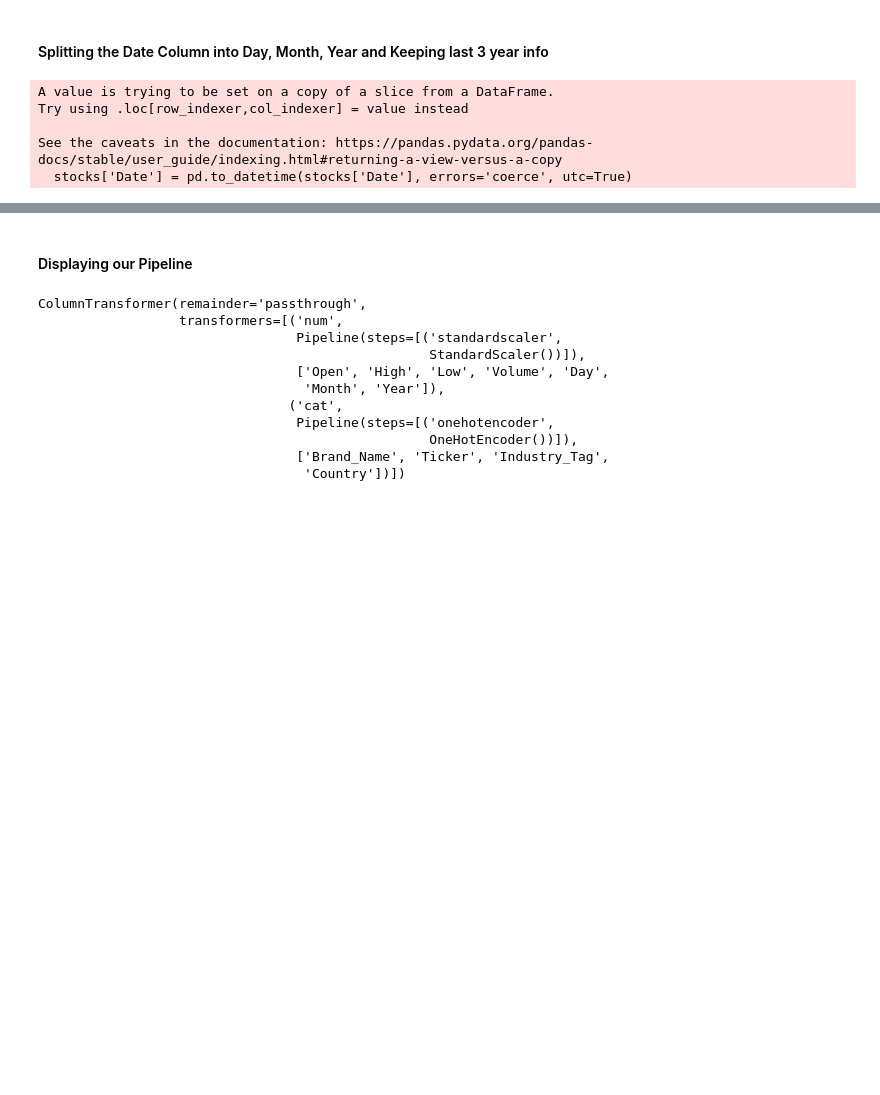
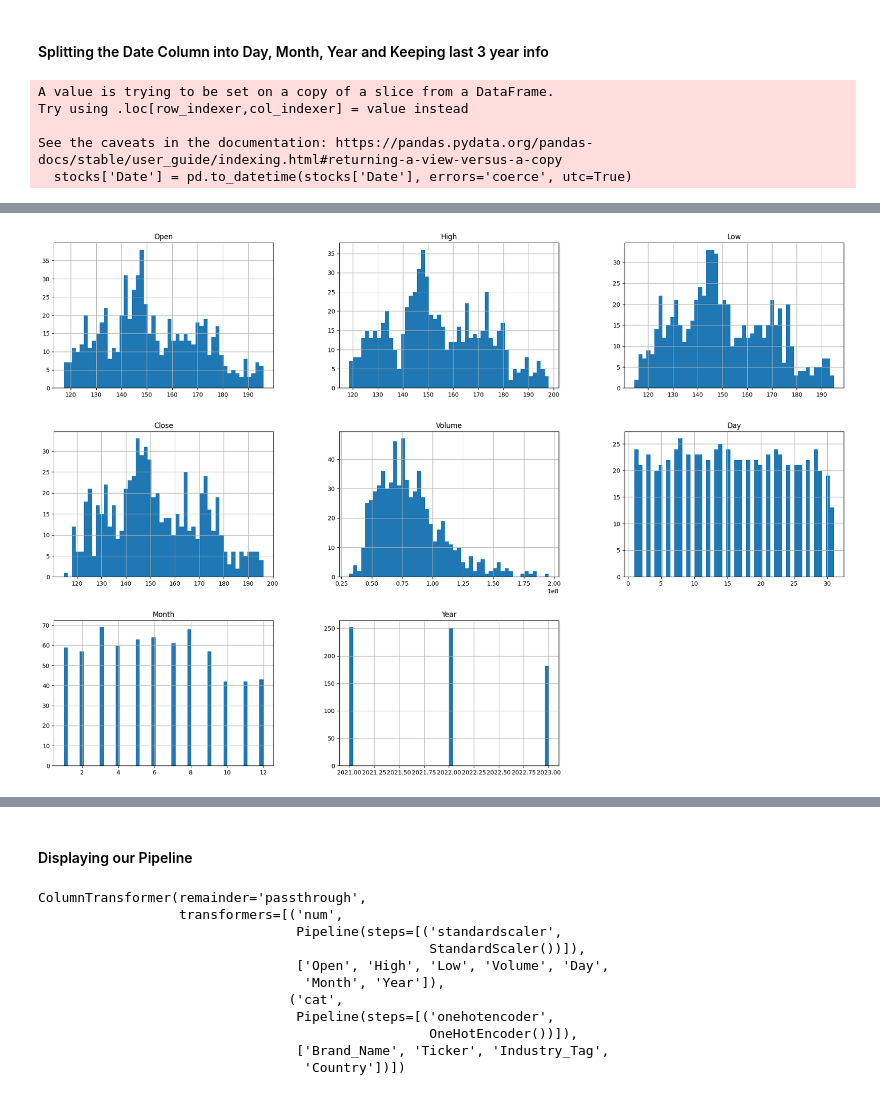
Before and after one commit to iliaaz101/EECS3401Project, a Jupyter notebook: Project Notebook.ipynb, the cells around one changed output, grey strips where cells are left out. Saved outputs shown, nothing was run; the diff lists cells and outputs as text; code cells hidden in the pictures; blank space fills up the shorter version.

```diff
--- a/Project Notebook.ipynb
+++ b/Project Notebook.ipynb
@@ -327,0 +335,5 @@ See the caveats in the documentation: https://pandas.pydata.org/pandas-docs/stab
+# %%
+stocks.hist(bins=50, figsize=(24, 16))
+plt.show()
+# %% [output]
+[figure, added]
```
Also changed, not shown: parts of 6 cells of this notebook.
